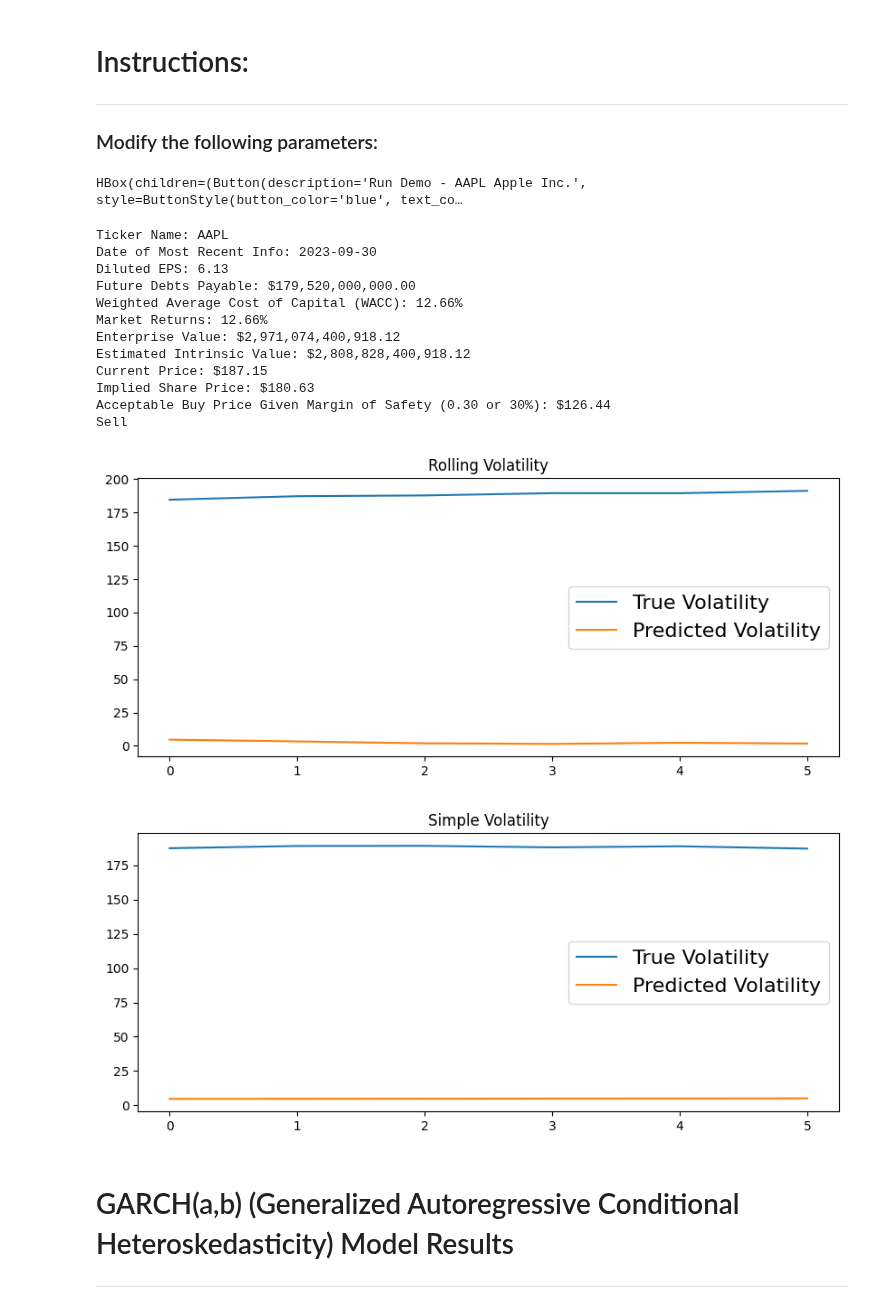
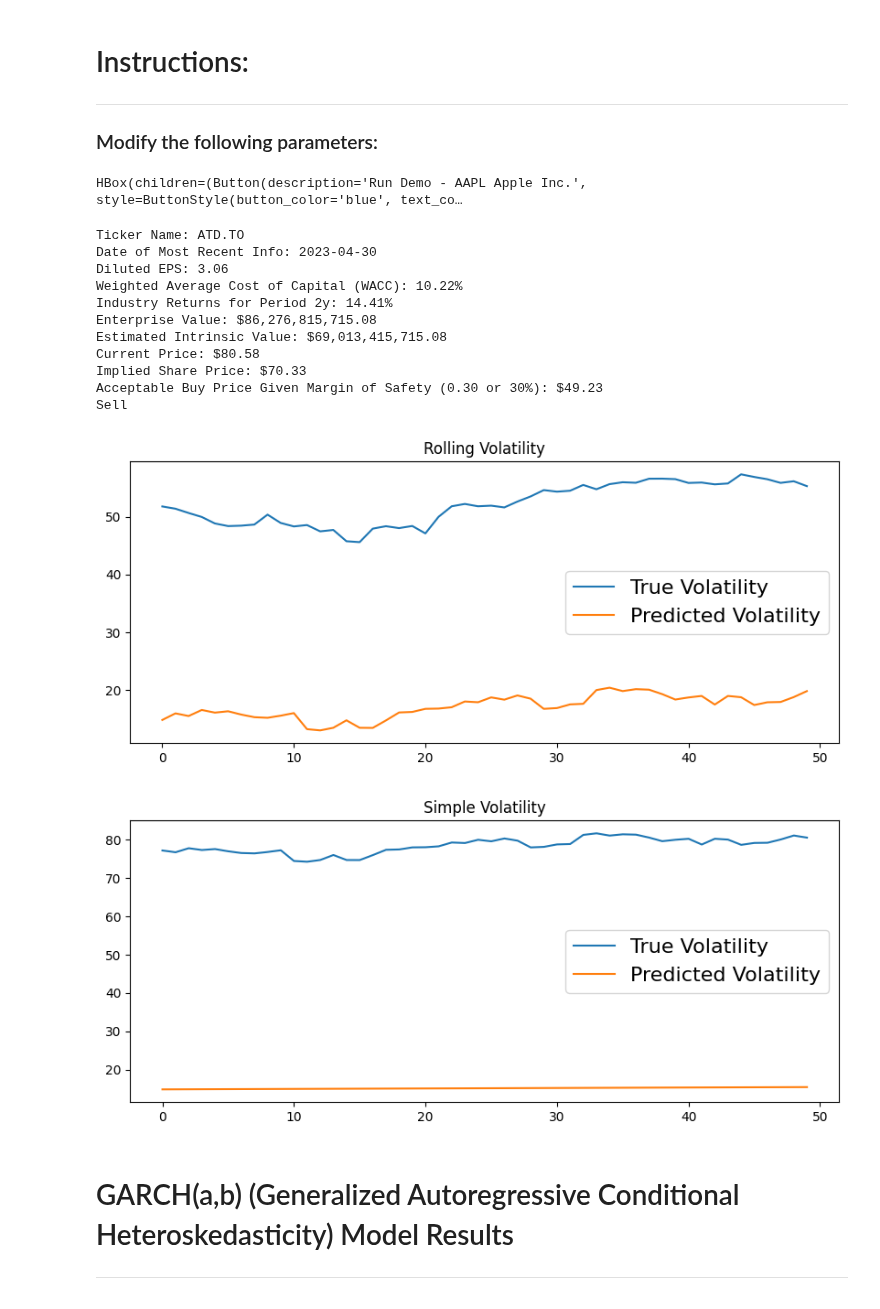
Before and after one commit to reidnclark/Multipurpose-Financial-Data-Processor-Feb-2024, a Jupyter notebook: newfinal.ipynb, the cells around one changed output. Cells and saved outputs as stored; diff of their text form; code cells hidden in the pictures.

```diff
--- a/newfinal.ipynb
+++ b/newfinal.ipynb
@@ -103,8 +103,8 @@ p {
 ---
 ### Modify the following parameters:
 # %%
-ticker_input = 'AAPL'
-period_input = '3mo'
+ticker_input = 'ATD.TO'
+period_input = '2y'
 market_index_input = '^GSPC'
 # %%
 import ipywidgets as widgets
@@ -314,7 +314,9 @@ def start_function():
                     wCoC = ((erp * beta) + rf) + cost_of_debt
                     final_wacc = wCoC*100
                     print(f'Weighted Average Cost of Capital (WACC): {round((final_wacc),2)}%')
-                    print(f'Industry Returns for Period {period_input}: {round((final_wacc),2)}%')
+
+                    ## Calculate industry returns for period
+                    print(f'Industry Returns for Period {period_input}: {round((variance_of_market*100000),2)}%')
 
                     ## Call DCF discounted cash flow model calculator
                     dcf_model()
@@ -379,7 +381,7 @@ def start_function():
                 ## Calculate covariance & variance of returns (ticker v market)
                 ## MODIFY TO ADJUST FOR EQUALIZED NUM!
                 covariance = np.cov(stock1_returns_equalized, market_returns_equalized)[0,1]
-                variance_of_market = np.var(market_returns)
+                variance_of_market = np.var(market_returns_equalized)
 
                 ## Calculate beta of ticker
                 beta = covariance / variance_of_market
@@ -402,7 +404,6 @@ def start_function():
                 total_liabilities = bal_sheet['Total Liabilities Net Minority Interest']
                 future_debt = (bal_sheet['Total Non Current Liabilities Net Minority Interest']) \
                                 + (bal_sheet['Other Non Current Liabilities'])
-                print(f'Future Debts Payable: {currency_formatter(future_debt)}')
 
                 ## TOTAL EQUITY
                 ## APIC Assume as $0 due to missing yfinance SoCI.
@@ -427,46 +428,45 @@ def start_function():
                 ## Find weightages
                 equity_weightage = (total_equity / mkt_cap) * 100
                 debt_weightage = (total_debt / mkt_cap) * 100
 
                 ## Find cash and cash equivalents
                 cash_and_ce = bal_sheet['Cash And Cash Equivalents']
 
                 ## Calculate debt ratio
                 debt_ratio = total_debt / total_assets
 
                 ## Call WACC_etc to begin technical analysis
                 wacc_and_related()
 
             main_body()
 
         all()
     main()
 
 button = widgets.Button(description='Run Demo - AAPL Apple Inc.')
 button.style.button_color = 'blue'
 button.style.text_color = 'white'
 button_container = widgets.HBox([button], layout=widgets.Layout(justify_content='center'))
 display(button_container)
 
 start_function()
 garch()
 moat_finder()
 # %% [output]
 HBox(children=(Button(description='Run Demo - AAPL Apple Inc.', style=ButtonStyle(button_color='blue', text_co…
-Ticker Name: AAPL
-Date of Most Recent Info: 2023-09-30
-Diluted EPS: 6.13
-Future Debts Payable: $179,520,000,000.00
-Weighted Average Cost of Capital (WACC): 12.66%
-Market Returns: 12.66%
-Enterprise Value: $2,971,074,400,918.12
-Estimated Intrinsic Value: $2,808,828,400,918.12
-Current Price: $187.15
-Implied Share Price: $180.63
-Acceptable Buy Price Given Margin of Safety (0.30 or 30%): $126.44
+Ticker Name: ATD.TO
+Date of Most Recent Info: 2023-04-30
+Diluted EPS: 3.06
+Weighted Average Cost of Capital (WACC): 10.22%
+Industry Returns for Period 2y: 14.41%
+Enterprise Value: $86,276,815,715.08
+Estimated Intrinsic Value: $69,013,415,715.08
+Current Price: $80.58
+Implied Share Price: $70.33
+Acceptable Buy Price Given Margin of Safety (0.30 or 30%): $49.23
 Sell
-[figure, old version]
+[figure, new version]
-[figure, old version]
+[figure, new version]
 # %% [markdown]
 # GARCH(a,b) (Generalized Autoregressive Conditional Heteroskedasticity) Model Results
 ---
```
Also changed, not shown: parts of 2 cells of this notebook.
